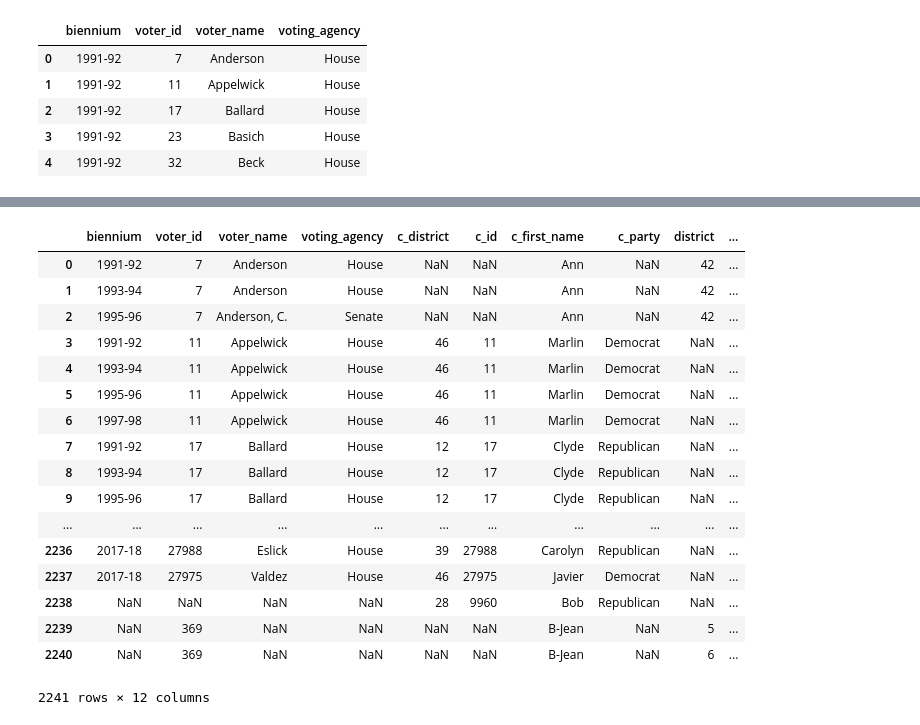
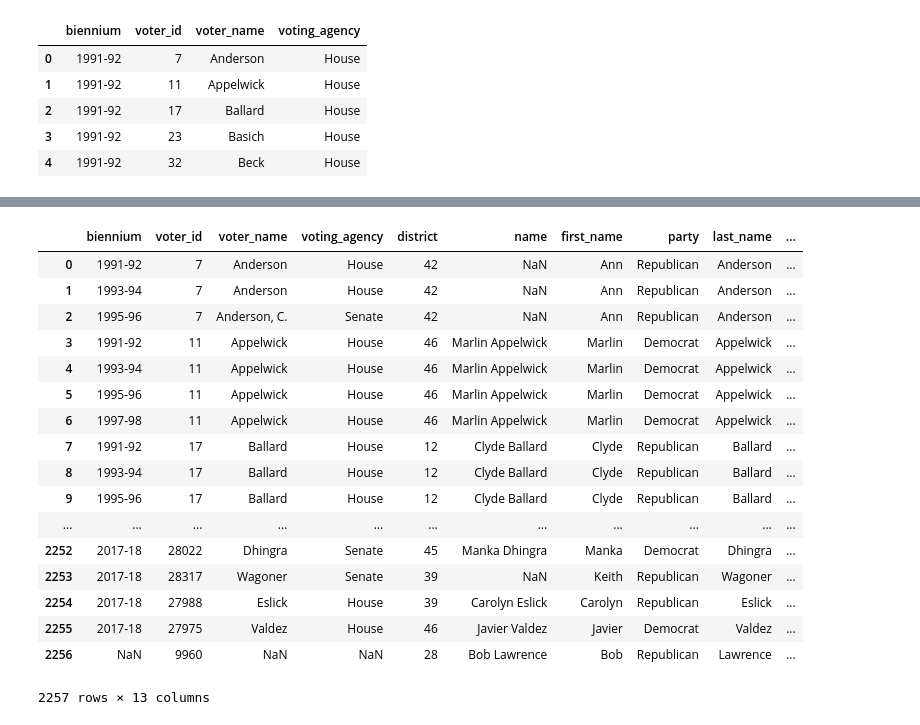
Before and after one commit to ekarboski/washington_state_legislation, a Jupyter notebook: Merging_votes_to_committee_data.ipynb, the cells around one changed output, grey strips where cells are left out. Saved outputs shown, nothing was run; the diff lists cells and outputs as text; code cells hidden in the pictures.

```diff
--- a/Merging_votes_to_committee_data.ipynb
+++ b/Merging_votes_to_committee_data.ipynb
@@ -292,23 +285,2 @@ def replace_null_with_first_name(x):
 # %%
-MERGED['c_first_name'] = MERGED.apply(lambda x : replace_null_with_first_name(x),axis=1)
+legislators_df['first_name'] = legislators_df.apply(lambda x : replace_missing_first_name(x),axis=1)
-# %%
-MERGED
-# %% [output]
-|  | biennium | voter_id | voter_name | voting_agency | c_district | c_id | c_first_name | c_party | district | ... |
-| 0 | 1991-92 | 7 | Anderson | House | NaN | NaN | Ann | NaN | 42 | ... |
-| 1 | 1993-94 | 7 | Anderson | House | NaN | NaN | Ann | NaN | 42 | ... |
-| 2 | 1995-96 | 7 | Anderson, C. | Senate | NaN | NaN | Ann | NaN | 42 | ... |
-| 3 | 1991-92 | 11 | Appelwick | House | 46 | 11 | Marlin | Democrat | NaN | ... |
-| 4 | 1993-94 | 11 | Appelwick | House | 46 | 11 | Marlin | Democrat | NaN | ... |
-| 5 | 1995-96 | 11 | Appelwick | House | 46 | 11 | Marlin | Democrat | NaN | ... |
-| 6 | 1997-98 | 11 | Appelwick | House | 46 | 11 | Marlin | Democrat | NaN | ... |
-| 7 | 1991-92 | 17 | Ballard | House | 12 | 17 | Clyde | Republican | NaN | ... |
-| 8 | 1993-94 | 17 | Ballard | House | 12 | 17 | Clyde | Republican | NaN | ... |
-| 9 | 1995-96 | 17 | Ballard | House | 12 | 17 | Clyde | Republican | NaN | ... |
-| ... | ... | ... | ... | ... | ... | ... | ... | ... | ... | ... |
-| 2236 | 2017-18 | 27988 | Eslick | House | 39 | 27988 | Carolyn | Republican | NaN | ... |
-| 2237 | 2017-18 | 27975 | Valdez | House | 46 | 27975 | Javier | Democrat | NaN | ... |
-| 2238 | NaN | NaN | NaN | NaN | 28 | 9960 | Bob | Republican | NaN | ... |
-| 2239 | NaN | 369 | NaN | NaN | NaN | NaN | B-Jean | NaN | 5 | ... |
-| 2240 | NaN | 369 | NaN | NaN | NaN | NaN | B-Jean | NaN | 6 | ... |
-2241 rows × 12 columns
@@ -329,0 +287,27 @@ MERGED
+# %%
+legislators_df['party'] = legislators_df.apply(lambda x : replace_missing_party(x),axis=1)
+# %%
+legislators_df['district'] = legislators_df.apply(lambda x : replace_missing_district(x),axis=1)
+# %%
+legislators_df['last_name'] = legislators_df.apply(lambda x : replace_missing_last_name(x),axis=1)
+# %%
+legislators_df
+# %% [output]
+|  | biennium | voter_id | voter_name | voting_agency | district | name | first_name | party | last_name | ... |
+| 0 | 1991-92 | 7 | Anderson | House | 42 | NaN | Ann | Republican | Anderson | ... |
+| 1 | 1993-94 | 7 | Anderson | House | 42 | NaN | Ann | Republican | Anderson | ... |
+| 2 | 1995-96 | 7 | Anderson, C. | Senate | 42 | NaN | Ann | Republican | Anderson | ... |
+| 3 | 1991-92 | 11 | Appelwick | House | 46 | Marlin Appelwick | Marlin | Democrat | Appelwick | ... |
+| 4 | 1993-94 | 11 | Appelwick | House | 46 | Marlin Appelwick | Marlin | Democrat | Appelwick | ... |
+| 5 | 1995-96 | 11 | Appelwick | House | 46 | Marlin Appelwick | Marlin | Democrat | Appelwick | ... |
+| 6 | 1997-98 | 11 | Appelwick | House | 46 | Marlin Appelwick | Marlin | Democrat | Appelwick | ... |
+| 7 | 1991-92 | 17 | Ballard | House | 12 | Clyde Ballard | Clyde | Republican | Ballard | ... |
+| 8 | 1993-94 | 17 | Ballard | House | 12 | Clyde Ballard | Clyde | Republican | Ballard | ... |
+| 9 | 1995-96 | 17 | Ballard | House | 12 | Clyde Ballard | Clyde | Republican | Ballard | ... |
+| ... | ... | ... | ... | ... | ... | ... | ... | ... | ... | ... |
+| 2252 | 2017-18 | 28022 | Dhingra | Senate | 45 | Manka Dhingra | Manka | Democrat | Dhingra | ... |
+| 2253 | 2017-18 | 28317 | Wagoner | Senate | 39 | NaN | Keith | Republican | Wagoner | ... |
+| 2254 | 2017-18 | 27988 | Eslick | House | 39 | Carolyn Eslick | Carolyn | Republican | Eslick | ... |
+| 2255 | 2017-18 | 27975 | Valdez | House | 46 | Javier Valdez | Javier | Democrat | Valdez | ... |
+| 2256 | NaN | 9960 | NaN | NaN | 28 | Bob Lawrence | Bob | Republican | Lawrence | ... |
+2257 rows × 13 columns
```
Also changed, not shown: parts of 44 cells of this notebook, 1 other file.
